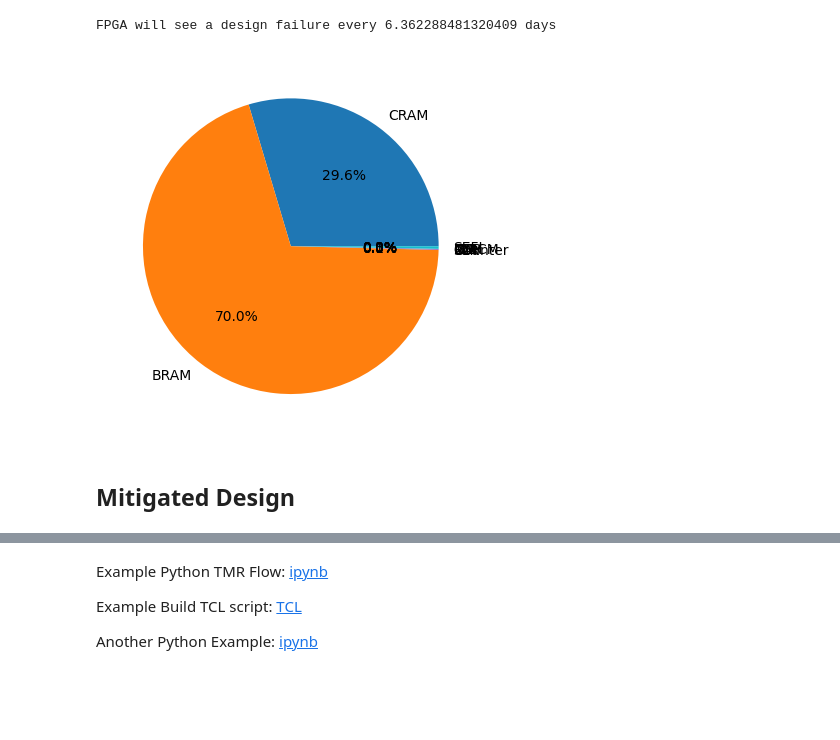
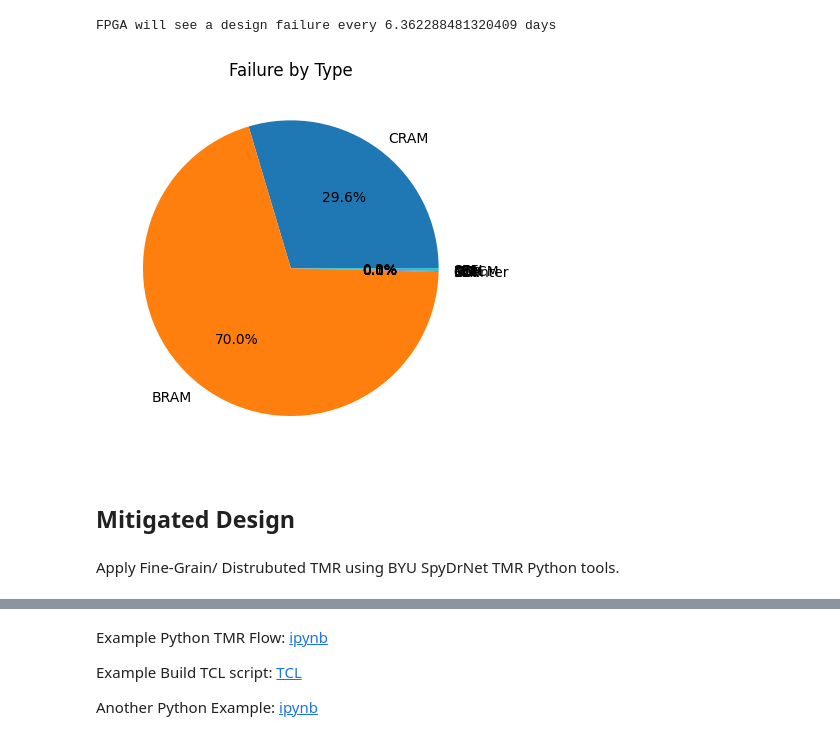
Before and after one commit to AEW2015/fpga-colab, a Jupyter notebook: xqrku060_FMECA.ipynb, the cells around one changed output, grey strips where cells are left out. Saved outputs shown, nothing was run; the diff lists cells and outputs as text; code cells hidden in the pictures; blank space fills up the shorter version.

```diff
--- a/xqrku060_FMECA.ipynb
+++ b/xqrku060_FMECA.ipynb
@@ -154,12 +147,15 @@ FPGA will see a design failure every 6.362288481320409 days
 # %%
 labels = 'CRAM', 'BRAM', 'SLR', 'Counter','DSP','GTH','IOB','PLL','MMCM','SEFI'
 sizes = [CRAM_design_day, BRAM_design_day, SLR_design_day, CNT_design_day,DSP_design_day,\
          GTH_design_day,IOB_design_day,PLL_design_day,MMCM_design_day,SEFI_design_day]
 
 fig, ax = plt.subplots()
 ax.pie(sizes, labels=labels, autopct='%1.1f%%')
+plt.title("Failure by Type")
 plt.show()
 # %% [output]
-[figure, old version]
+[figure, new version]
 # %% [markdown]
 ## Mitigated Design
+# %% [markdown]
+Apply Fine-Grain/ Distrubuted TMR using BYU SpyDrNet TMR Python tools.
```
Also changed, not shown: parts of 72 cells of this notebook.
